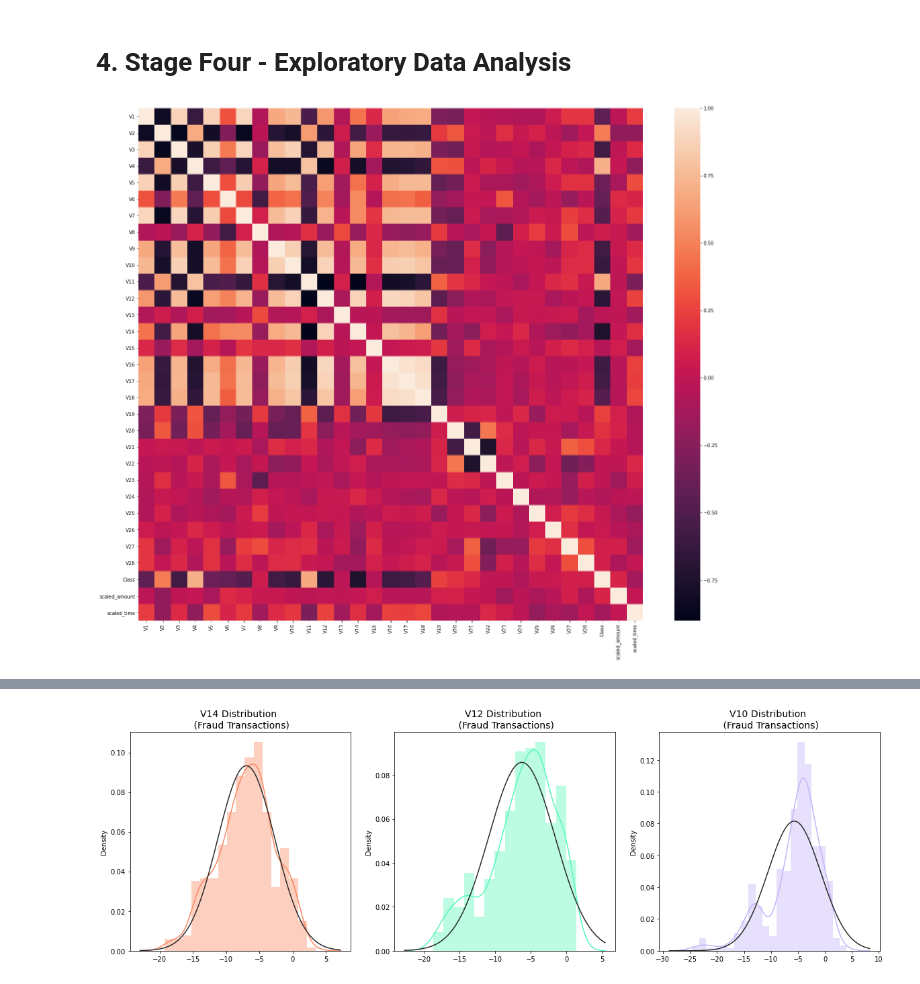
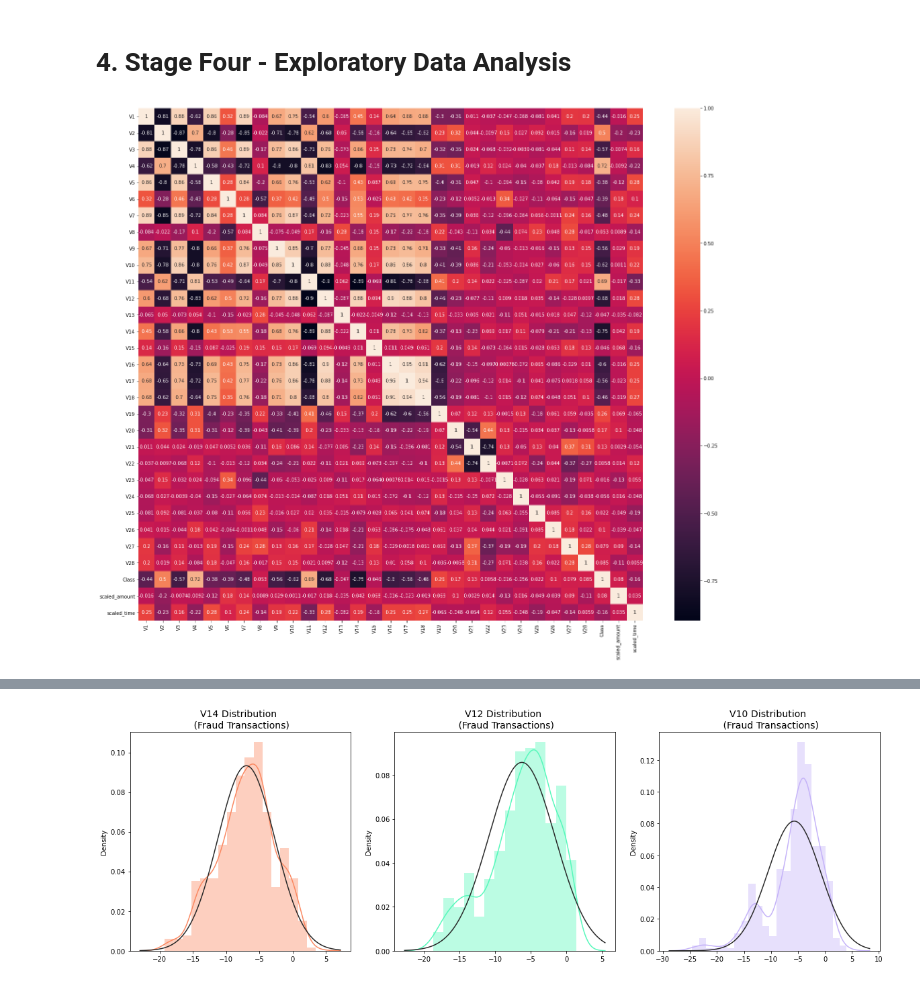
Before and after one commit to lukeeees/Credit-Fraud, a Jupyter notebook: Credit Fraud.ipynb, the cells around one changed output, grey strips where cells are left out. Cells and saved outputs as stored; diff of their text form; code cells hidden in the pictures.

```diff
--- a/Credit Fraud.ipynb
+++ b/Credit Fraud.ipynb
@@ -515,13 +514,14 @@ Name: Class, dtype: float64
 # 4. Stage Four - Exploratory Data Analysis <a class="anchor" id="EDA"></a>
 # %%
 corr = new_df.corr()
-f = plt.subplots(figsize=(24,20))
+plt.subplots(figsize=(24,20))
 sns.heatmap(corr,
+            annot = True,
             xticklabels=corr.columns.values,
             yticklabels=corr.columns.values)
 plt.show()
 # %% [output]
-[figure, old version]
+[figure, new version]
 # %%
 f, axes = plt.subplots(ncols=4, figsize=(20,4))
 
```
Also changed, not shown: parts of 18 cells of this notebook.
